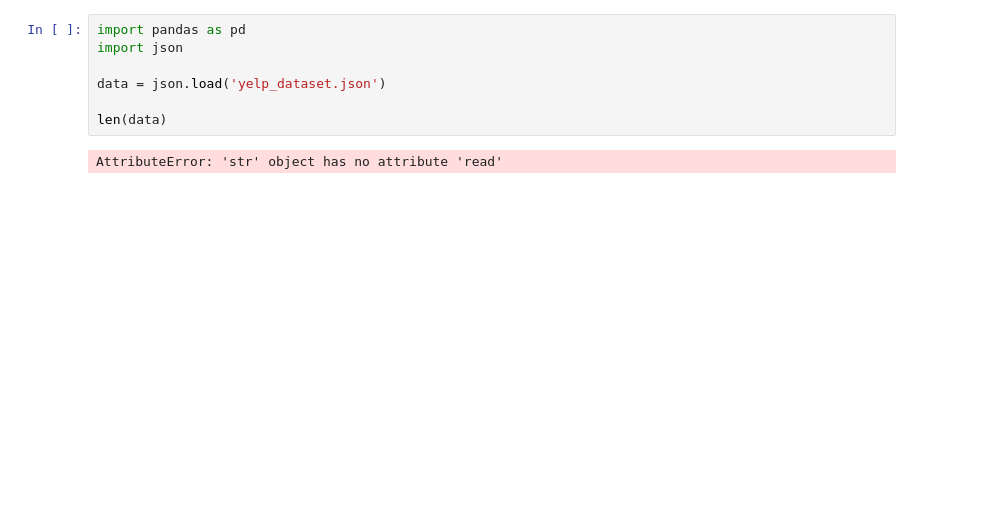
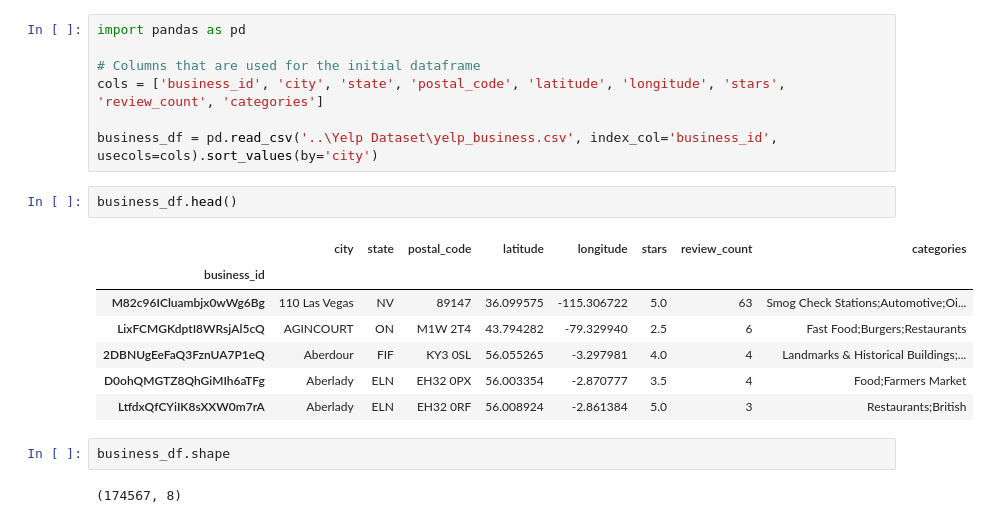
Before and after one commit to jphietala/Yelp-InfoViz, a Jupyter notebook: yelpdata.ipynb, the cells around one changed output. Saved outputs shown, nothing was run; the diff lists cells and outputs as text; blank space fills up the shorter version.

Commit message:
Working on cleaning the data

```diff
--- a/yelpdata.ipynb
+++ b/yelpdata.ipynb
@@ -1,9 +1,21 @@
-# %%
-import pandas as pd
-import json
-
-data = json.load('yelp_dataset.json')
-
-len(data)
-# %% [output]
-AttributeError: 'str' object has no attribute 'read'
+# %%
+import pandas as pd
+
+# Columns that are used for the initial dataframe
+cols = ['business_id', 'city', 'state', 'postal_code', 'latitude', 'longitude', 'stars', 'review_count', 'categories']
+
+business_df = pd.read_csv('..\Yelp Dataset\yelp_business.csv', index_col='business_id', usecols=cols).sort_values(by='city')
+# %%
+business_df.head()
+# %% [output]
+|  | city | state | postal_code | latitude | longitude | stars | review_count | categories |
+| business_id |  |  |  |  |  |  |  |  |
+| M82c96ICluambjx0wWg6Bg | 110 Las Vegas | NV | 89147 | 36.099575 | -115.306722 | 5.0 | 63 | Smog Check Stations;Automotive;Oi... |
+| LixFCMGKdptI8WRsjAl5cQ | AGINCOURT | ON | M1W 2T4 | 43.794282 | -79.329940 | 2.5 | 6 | Fast Food;Burgers;Restaurants |
+| 2DBNUgEeFaQ3FznUA7P1eQ | Aberdour | FIF | KY3 0SL | 56.055265 | -3.297981 | 4.0 | 4 | Landmarks & Historical Buildings;... |
+| D0ohQMGTZ8QhGiMIh6aTFg | Aberlady | ELN | EH32 0PX | 56.003354 | -2.870777 | 3.5 | 4 | Food;Farmers Market |
+| LtfdxQfCYiIK8sXXW0m7rA | Aberlady | ELN | EH32 0RF | 56.008924 | -2.861384 | 5.0 | 3 | Restaurants;British |
+# %%
+business_df.shape
+# %% [output]
+(174567, 8)
```
Also changed, not shown: parts of 20 cells of this notebook.
